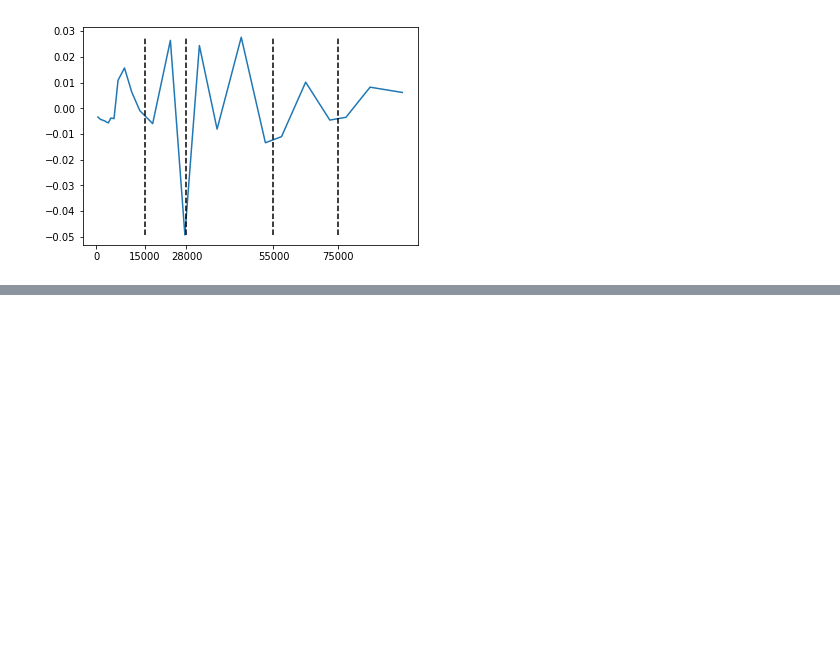
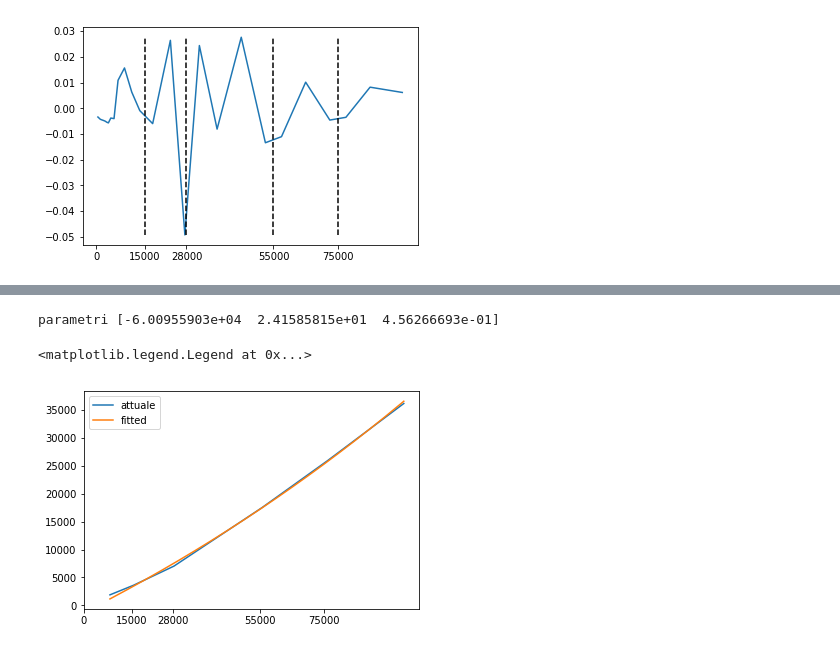
Before and after one commit to vlavorini/studio_irpef, a Jupyter notebook: primo.ipynb, the cells around one changed output, grey strips where cells are left out. Drawn from its saved outputs; the diff is of its cells as text; code cells hidden in the pictures; blank space fills up the shorter version.

Commit message:
studio modifica calcolo irpef

```diff
--- a/primo.ipynb
+++ b/primo.ipynb
@@ -12,7 +12,7 @@ def scale(x, sf):
     scalepars_min_x = np.min(x)
     x_sc = x-scalepars_min_x
     scalepars_max_xp = np.max(x_sc)
-    x_sc /= scalepars_max_xp
+    x_sc = x_sc/scalepars_max_xp
     x_sc *=sf
     return x_sc
 
@@ -55,9 +28,0 @@ calc_aliquota(15001)
-# %%
-x=np.linspace(8200, 100000, 10000)
-y= []
-for x_i in x:
-    y.append(calc_aliquota(x_i))
-
-
-yp = np.gradient(y)
-plt.plot(x, yp)
@@ -196,0 +188,10 @@ plt.show()
+# %%
+x=np.linspace(8200, 100000, 10000)
+y= []
+for x_i in x:
+    y.append(calc_irpef(x_i))
+
+
+yp = np.gradient(y)
+plt.plot(x, yp)
+plt.show()
@@ -196,0 +200,19 @@ plt.show()
+# %%
+def fit_tax(x, p0, p1, p2):
+    return p0+np.exp((x+p1)*p2)
+
+x_sc = scale(x, 1)
+
+pars, covs = curve_fit(fit_tax, x_sc, y)
+print('parametri', pars)
+
+plt.plot(x, y, label='attuale')
+y_fit = fit_tax(x_sc, *pars)
+plt.plot(x, y_fit, label="fitted")
+plt.xticks(scaglioni)
+
+plt.legend()
+# %% [output]
+parametri [-6.00955903e+04  2.41585815e+01  4.56266693e-01]
+<matplotlib.legend.Legend at 0x...>
+[figure, added]
```
Also changed, not shown: parts of 8 cells of this notebook.
